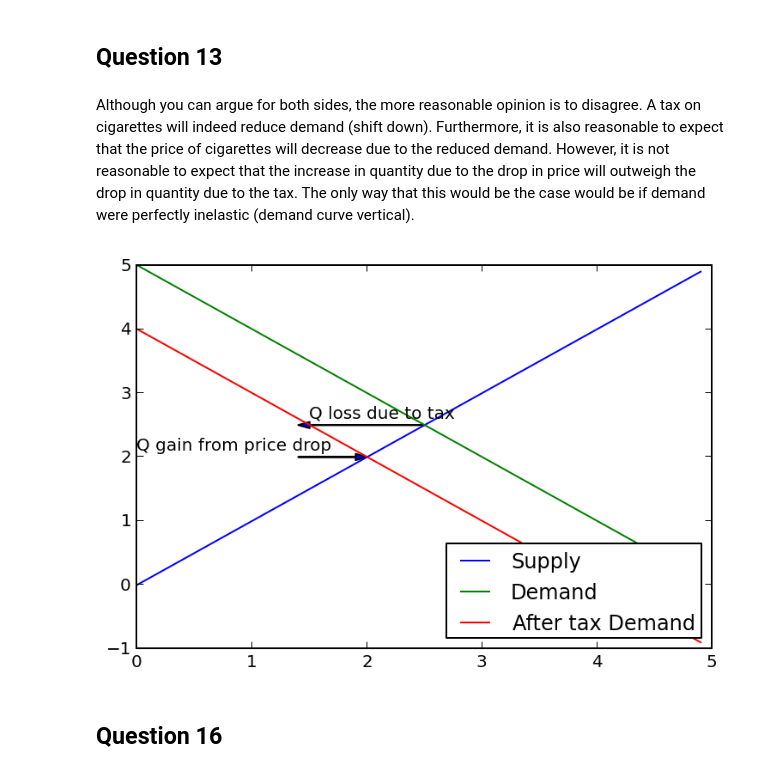
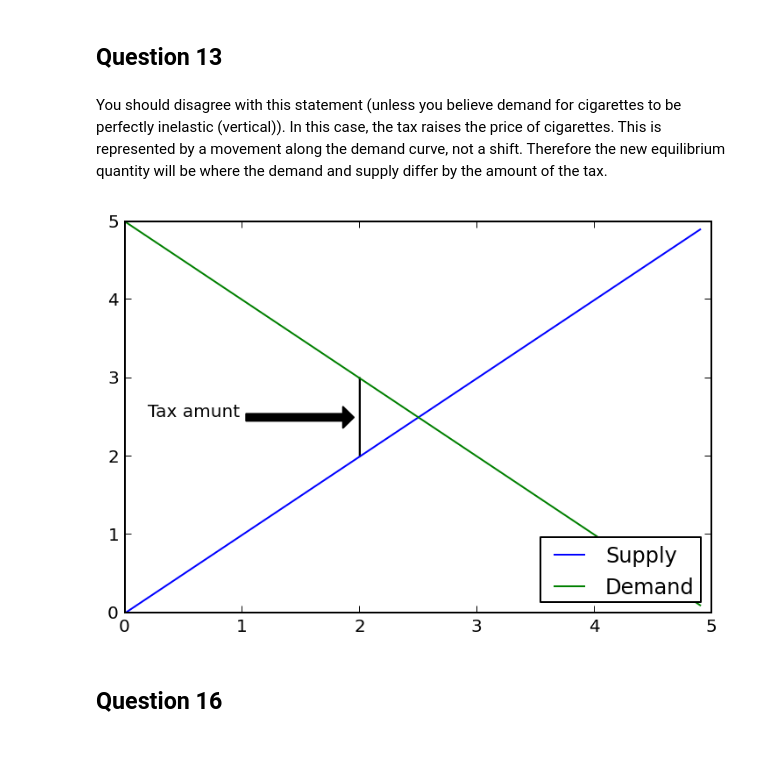
Before and after one commit to j-grana6/Notebooks, a Jupyter notebook: ch2_solutions.ipynb, the cells around one changed output. Drawn from its saved outputs; the diff is of its cells as text; code cells hidden in the pictures.

```diff
--- a/ch2_solutions.ipynb
+++ b/ch2_solutions.ipynb
@@ -2,29 +2,26 @@
 # Chapter 2 Detailed Solutions
 # %% [markdown]
 ## Question 13
-# %% [markdown]
-Although you can argue for both sides, the more reasonable opinion is to disagree.  A tax on cigarettes will indeed reduce demand (shift down).  Furthermore, it is also reasonable to expect that the price of cigarettes will decrease due to the reduced demand.  However, it is not reasonable to expect that the increase in quantity due to the drop in price will outweigh the drop in quantity due to the tax.  The only way that this would be the case would be if demand were perfectly inelastic (demand curve vertical).
+# %% [markdown]
+You should disagree with this statement (unless you believe demand for cigarettes to be perfectly inelastic (vertical)).  In this case, the tax raises the price of cigarettes.  This is represented by a movement along the demand curve, not a shift.  Therefore the new equilibrium quantity will be where the demand and supply differ by the amount of the tax.
 # %%
 import matplotlib
 matplotlib.rcParams['savefig.dpi'] = 2 * matplotlib.rcParams['savefig.dpi']
 # %%
 import numpy as np
 from matplotlib import pyplot as plt
 x= np.arange(0,5,.1)
 qd = 5-x
 qs = x
 qdp = 4-x
 plt.plot(x, qs, label='Supply')
 plt.plot(x, qd, label = 'Demand')
-plt.plot(x, qdp, label ='After tax Demand')
 plt.legend(loc=4)
-plt.text(1.5, 2.6, 'Q loss due to tax')
-plt.arrow(2.5, 2.5, -1, 0, head_width=.1, head_length=.1)
-plt.arrow(1.4, 2, .5, 0, head_width = .1, head_length=.1)
-plt.text(0, 2.1, 'Q gain from price drop')
+plt.arrow(2,2,0,1)
+plt.annotate('Tax amunt', xy=(2, 2.5), xytext = (.2, 2.5),arrowprops=dict(facecolor='black', shrink=0.05))
 plt.show()
 # %% [output]
-[figure, old version]
+[figure, new version]
 # %% [markdown]
 ## Question 16
 # %% [markdown]
```
